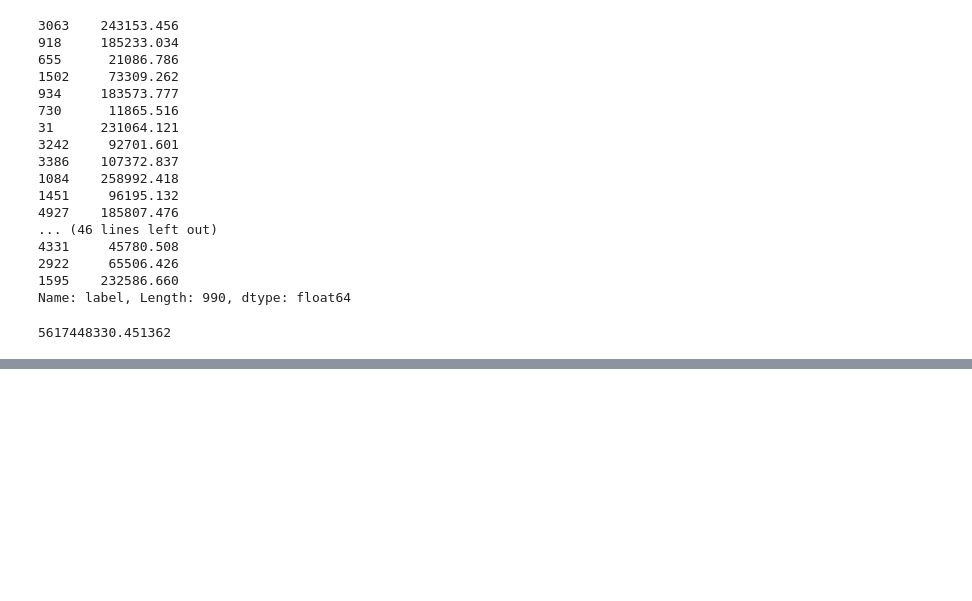
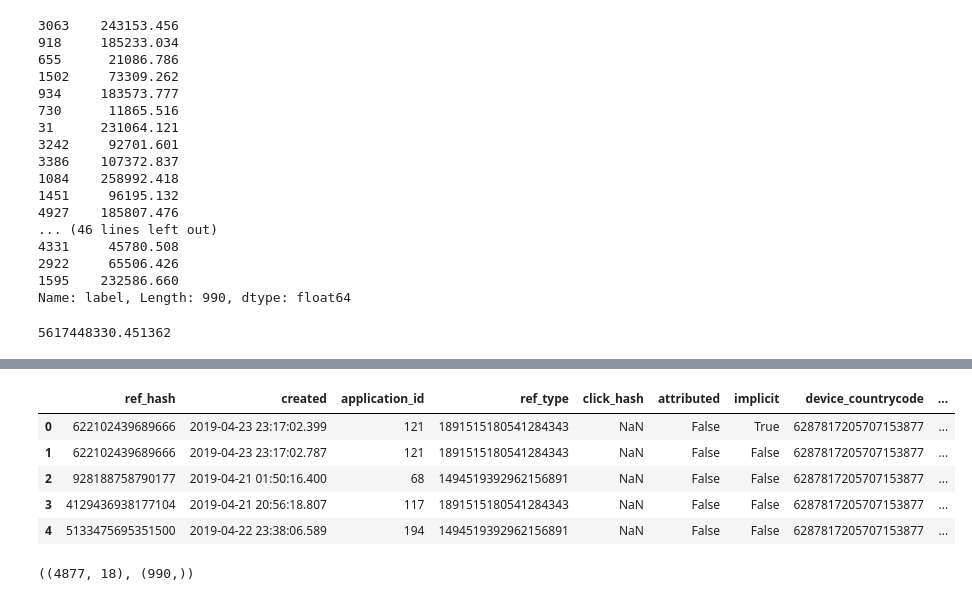
Before and after one commit to EugeniaFranchi/TP-Datos-2019, a Jupyter notebook: TP2/sklearn.ipynb, the cells around one changed output, grey strips where cells are left out. Drawn from its saved outputs; the diff is of its cells as text; code cells hidden in the pictures; blank space fills up the shorter version.

```diff
--- a/TP2/sklearn.ipynb
+++ b/TP2/sklearn.ipynb
@@ -169,0 +237,14 @@ np.mean((pred-y_test)**2)
+# %%
+data2=label2.drop('label',axis=1)
+data2.head()
+# %% [output]
+|  | ref_hash | created | application_id | ref_type | click_hash | attributed | implicit | device_countrycode | ... |
+| 0 | 622102439689666 | 2019-04-23 23:17:02.399 | 121 | 1891515180541284343 | NaN | False | True | 6287817205707153877 | ... |
+| 1 | 622102439689666 | 2019-04-23 23:17:02.787 | 121 | 1891515180541284343 | NaN | False | False | 6287817205707153877 | ... |
+| 2 | 928188758790177 | 2019-04-21 01:50:16.400 | 68 | 1494519392962156891 | NaN | False | False | 6287817205707153877 | ... |
+| 3 | 4129436938177104 | 2019-04-21 20:56:18.807 | 117 | 1891515180541284343 | NaN | False | False | 6287817205707153877 | ... |
+| 4 | 5133475695351500 | 2019-04-22 23:38:06.589 | 194 | 1494519392962156891 | NaN | False | False | 6287817205707153877 | ... |
+# %%
+data2.shape,pred.shape
+# %% [output]
+((4877, 18), (990,))
```
Also changed, not shown: parts of 22 cells of this notebook.
